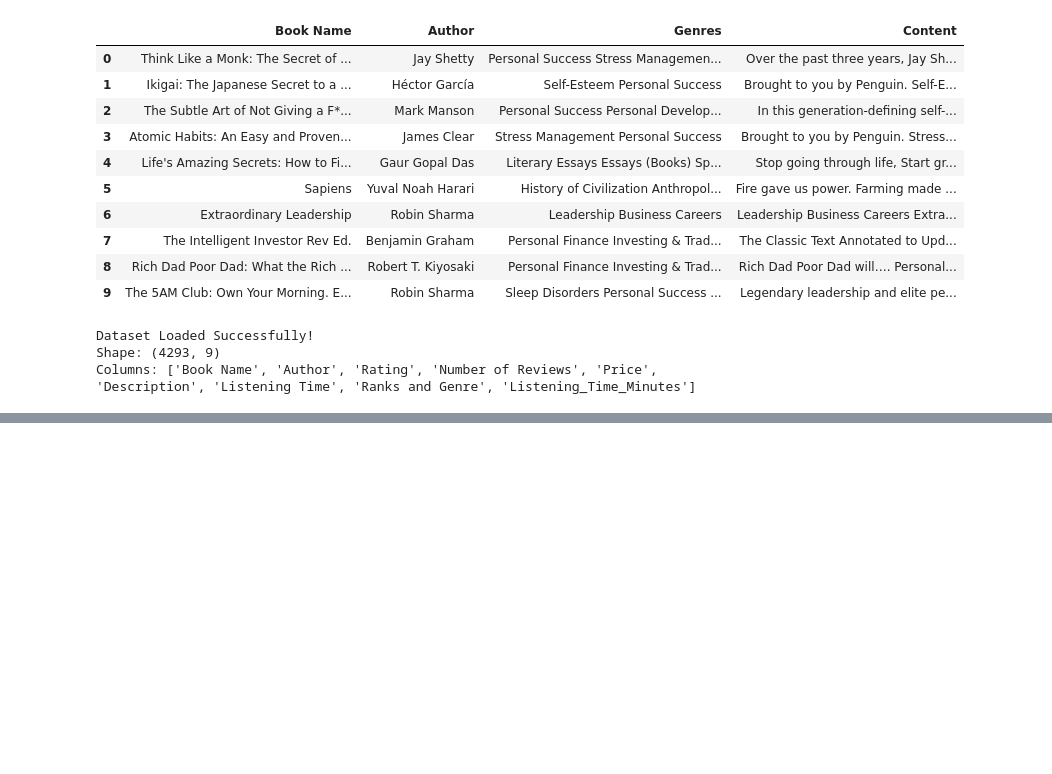
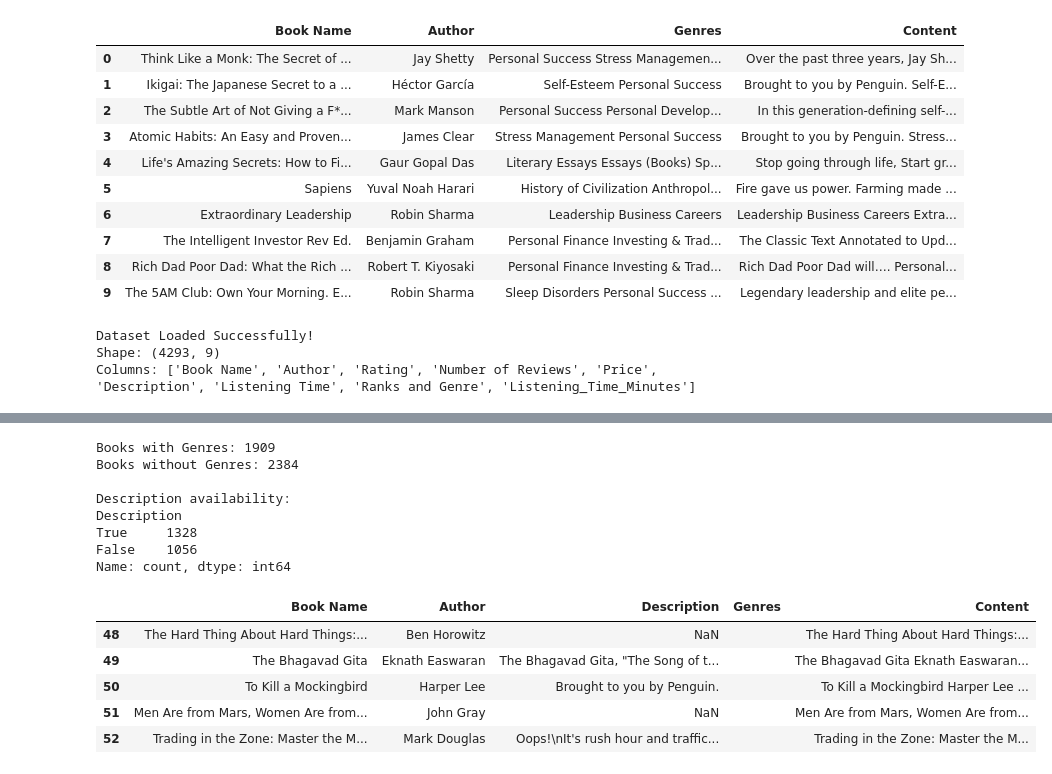
Before and after one commit to rao274563-cpu/Audible-Insights, a Jupyter notebook: notebooks/04_recommendation_system.ipynb, the cells around one changed output, grey strips where cells are left out. Saved outputs shown, nothing was run; the diff lists cells and outputs as text; code cells hidden in the pictures; blank space fills up the shorter version.

```diff
--- a/notebooks/04_recommendation_system.ipynb
+++ b/notebooks/04_recommendation_system.ipynb
@@ -694,0 +710,40 @@ Selected Book: 101 Animals Stories
+# %%
+
+# Check content availability for books without genres
+
+print("Books with Genres:",
+      (df_advance["Genres"].str.strip() != "").sum())
+
+print("Books without Genres:",
+      (df_advance["Genres"].str.strip() == "").sum())
+
+print("\nDescription availability:")
+print(
+    df_advance.loc[
+        df_advance["Genres"].str.strip() == "",
+        "Description"
+    ].notna().value_counts()
+)
+
+# Display sample books without genres
+display(
+    df_advance.loc[
+        df_advance["Genres"].str.strip() == "",
+        ["Book Name", "Author", "Description", "Genres", "Content"]
+    ].head(5)
+)
+# %% [output]
+Books with Genres: 1909
+Books without Genres: 2384
+
+Description availability:
+Description
+True     1328
+False    1056
+Name: count, dtype: int64
+|  | Book Name | Author | Description | Genres | Content |
+| 48 | The Hard Thing About Hard Things:... | Ben Horowitz | NaN |  | The Hard Thing About Hard Things:... |
+| 49 | The Bhagavad Gita | Eknath Easwaran | The Bhagavad Gita, "The Song of t... |  | The Bhagavad Gita Eknath Easwaran... |
+| 50 | To Kill a Mockingbird | Harper Lee | Brought to you by Penguin. |  | To Kill a Mockingbird Harper Lee ... |
+| 51 | Men Are from Mars, Women Are from... | John Gray | NaN |  | Men Are from Mars, Women Are from... |
+| 52 | Trading in the Zone: Master the M... | Mark Douglas | Oops!\nIt's rush hour and traffic... |  | Trading in the Zone: Master the M... |
```
Also changed, not shown: parts of 14 cells of this notebook, 1 other file.
